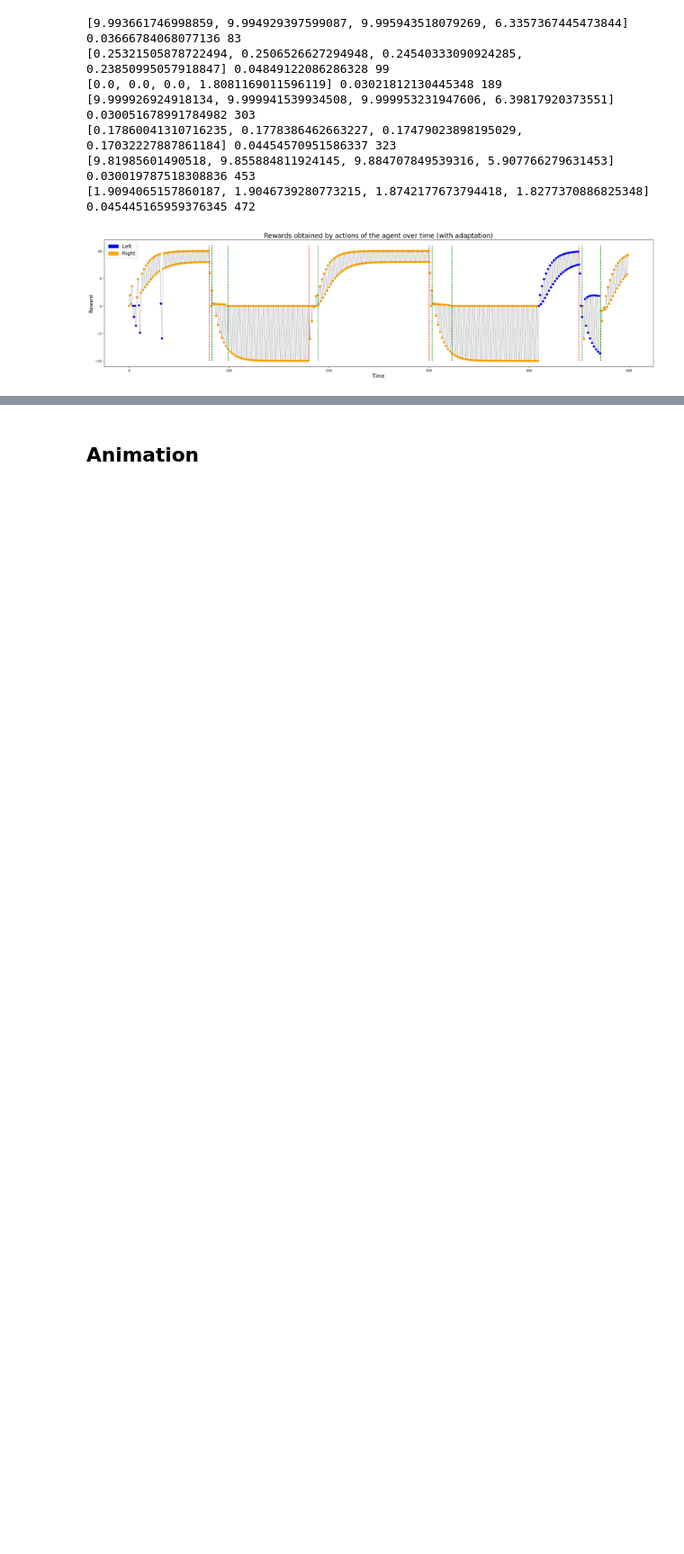
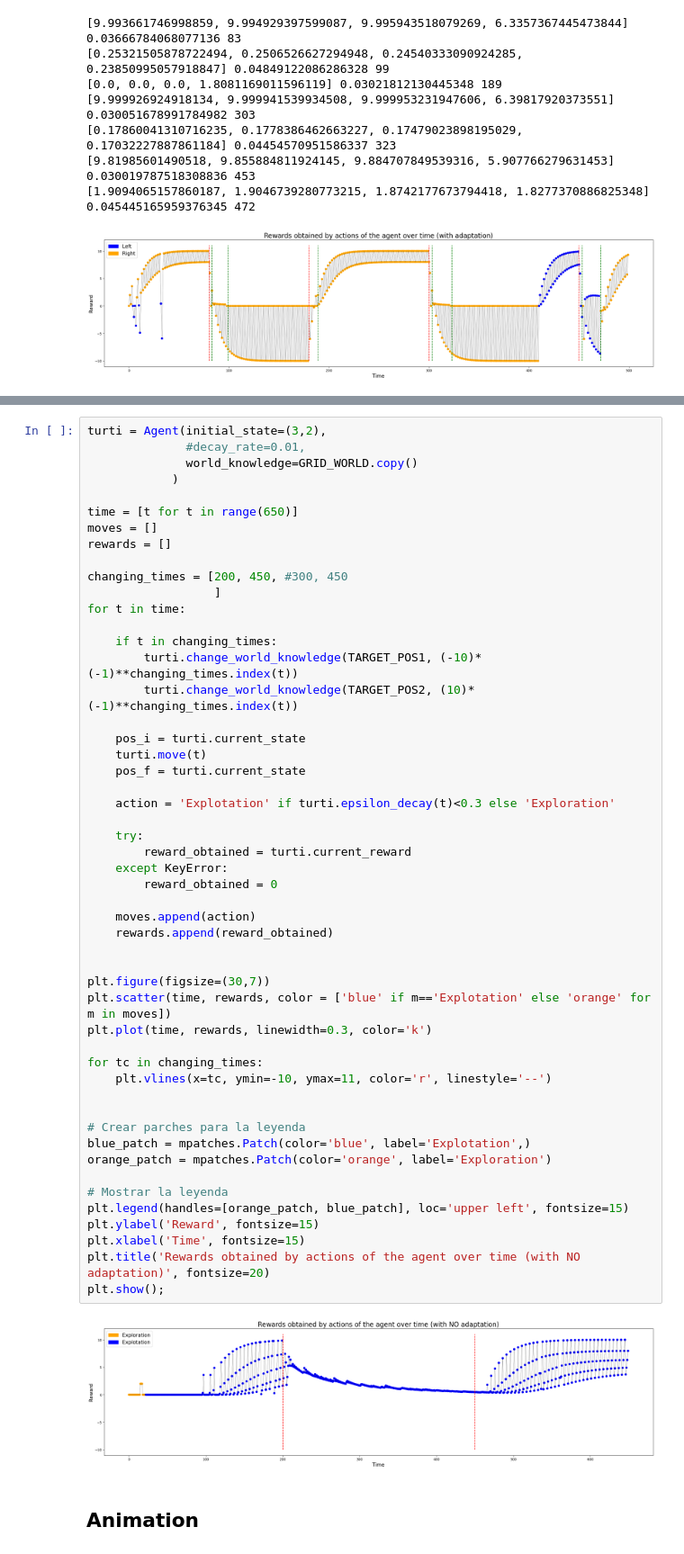
Before and after one commit to rulas99/rl_uniandes, a Jupyter notebook: q_learning_cl.ipynb, the cells around one changed output, grey strips where cells are left out. Shown at 90% size. Saved outputs shown, nothing was run; the diff lists cells and outputs as text; blank space fills up the shorter version.

```diff
--- a/q_learning_cl.ipynb
+++ b/q_learning_cl.ipynb
@@ -670,3 +899,56 @@ False
+# %%
+turti = Agent(initial_state=(3,2),
+              #decay_rate=0.01,
+              world_knowledge=GRID_WORLD.copy()
+            )
+
+time = [t for t in range(650)]
+moves = []
+rewards = []
+
+changing_times = [200, 450, #300, 450
+                  ]
+for t in time:
+
+    if t in changing_times:
+        turti.change_world_knowledge(TARGET_POS1, (-10)*(-1)**changing_times.index(t))
+        turti.change_world_knowledge(TARGET_POS2, (10)*(-1)**changing_times.index(t))
+
+    pos_i = turti.current_state
+    turti.move(t)
+    pos_f = turti.current_state
+
+    action = 'Explotation' if turti.epsilon_decay(t)<0.3 else 'Exploration'
+
+    try:
+        reward_obtained = turti.current_reward
+    except KeyError:
+        reward_obtained = 0
+
+    moves.append(action)
+    rewards.append(reward_obtained)
+
+
+plt.figure(figsize=(30,7))
+plt.scatter(time, rewards, color = ['blue' if m=='Explotation' else 'orange' for m in moves])
+plt.plot(time, rewards, linewidth=0.3, color='k')
+
+for tc in changing_times:
+    plt.vlines(x=tc, ymin=-10, ymax=11, color='r', linestyle='--')
+
+
+# Crear parches para la leyenda
+blue_patch = mpatches.Patch(color='blue', label='Explotation',)
+orange_patch = mpatches.Patch(color='orange', label='Exploration')
+
+# Mostrar la leyenda
+plt.legend(handles=[orange_patch, blue_patch], loc='upper left', fontsize=15)
+plt.ylabel('Reward', fontsize=15)
+plt.xlabel('Time', fontsize=15)
+plt.title('Rewards obtained by actions of the agent over time (with NO adaptation)', fontsize=20)
+plt.show();
+# %% [output]
+[figure, added]
 # %% [markdown]
 ## Animation
 # %%
```
Also changed, not shown: parts of 11 cells of this notebook, 2 other files.
